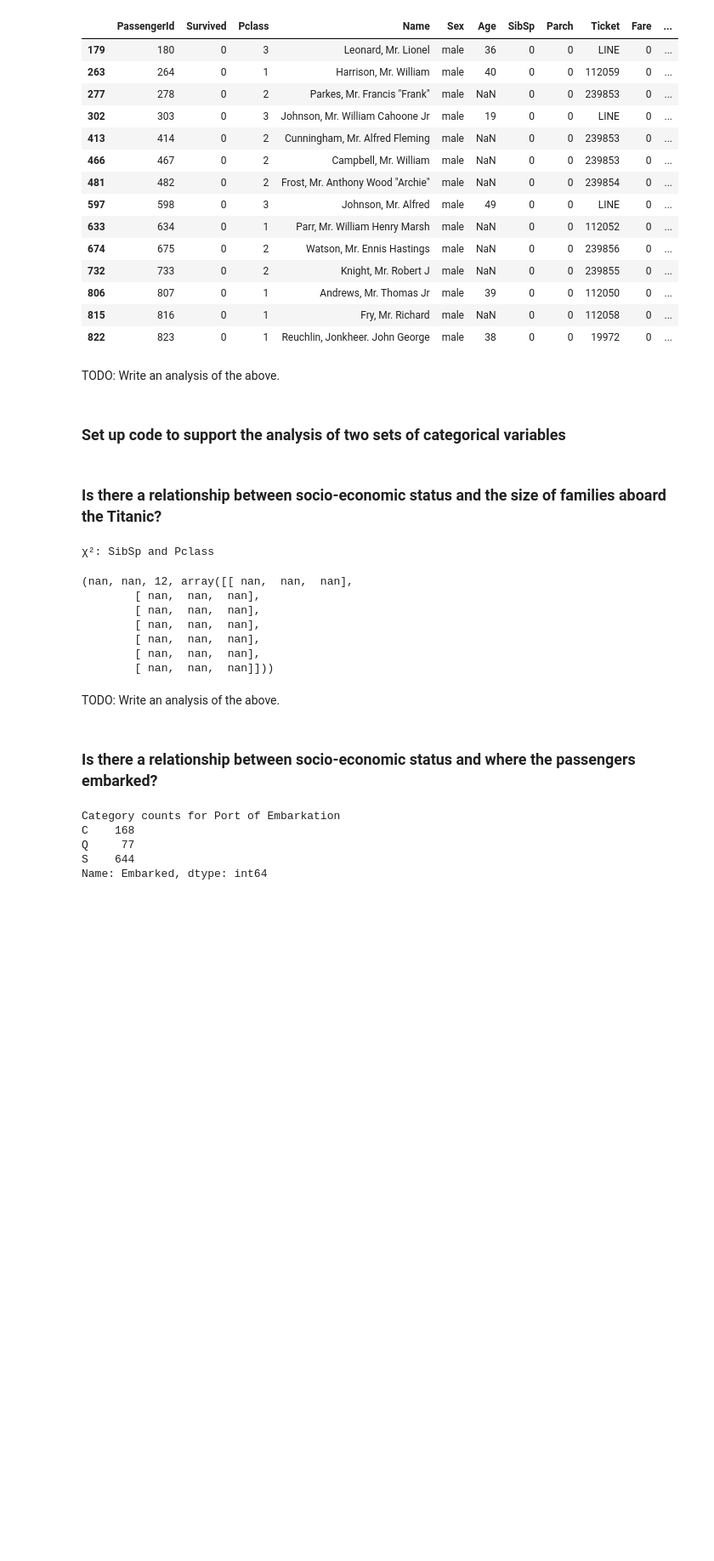
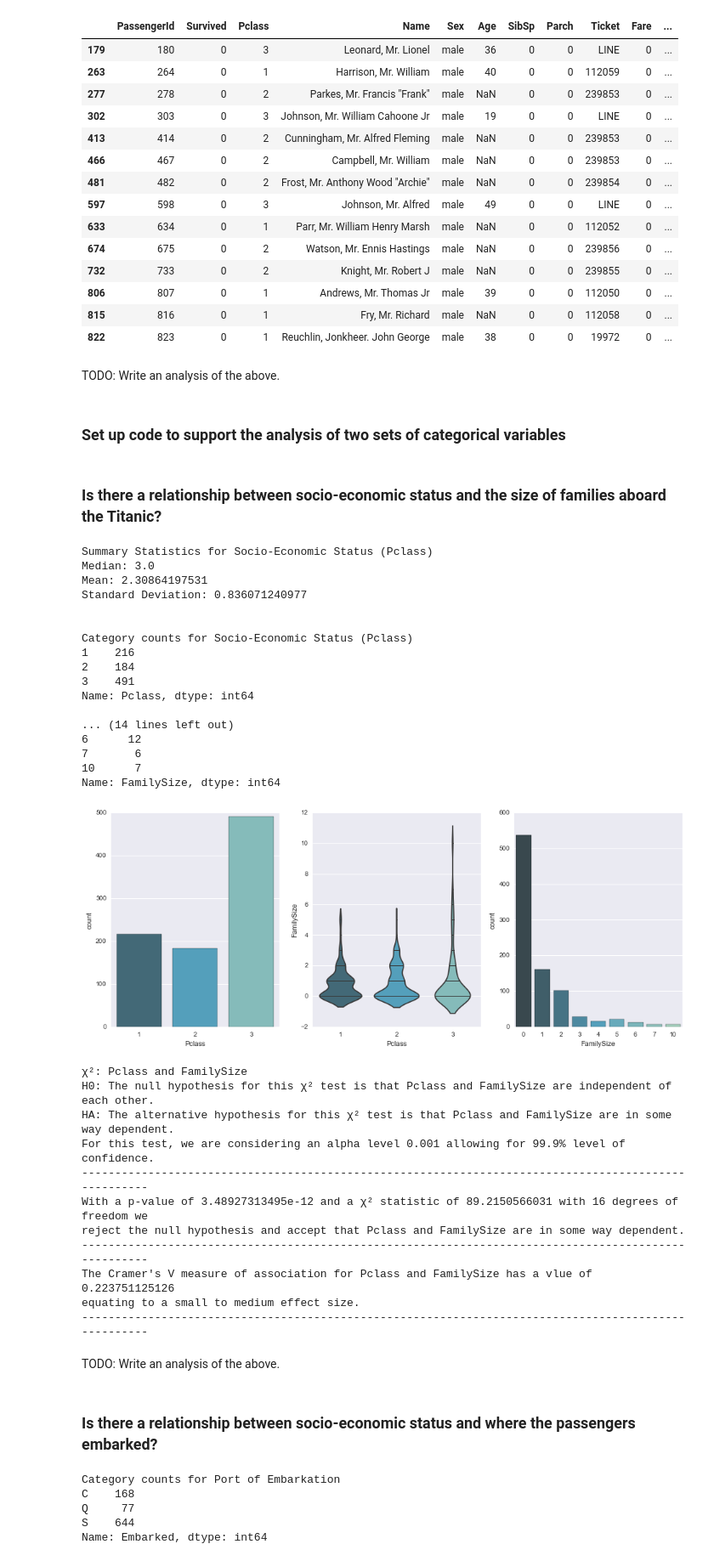
Before and after one commit to eminnett/da-nanodegree-investigate-a-dataset, a Jupyter notebook: investigating_the_titanic_dataset.ipynb, the cells around one changed output. Shown at 85% size. Cells and saved outputs as stored; diff of their text form; code cells hidden in the pictures; blank space fills up the shorter version.

Commit message:
Fixed NaN Chi Squared results. Started tidying the data by adding additional columns that aid the investigation. Added Cramer's V measure of association to accompany the Chi Squared Tests.

```diff
--- a/investigating_the_titanic_dataset.ipynb
+++ b/investigating_the_titanic_dataset.ipynb
@@ -149,12 +172,13 @@ TODO: Write an analysis of the above.
 # %% [markdown]
 ### Set up code to support the analysis of two sets of categorical variables
 # %%
+import math
 import seaborn as sns
 from scipy.stats import chisquare, chi2_contingency, norm
 %matplotlib inline
 
 def descriptive_statistics_of_numeric_series(var, label):
-    series = titanic_df[var]
+    series = tidy_titanic_df[var]
     print "Summary Statistics for " + label
     print "Median: " + str(series.median())
     print "Mean: " + str(series.mean())
@@ -162,14 +186,14 @@ def descriptive_statistics_of_numeric_series(var, label):
     print "\n"
 
 def distinct_counts_of_categorical_series(var, label):
-    series = titanic_df[var].sort_values()
+    series = tidy_titanic_df[var].sort_values()
     print "Category counts for " + label
     print series.value_counts().sort_index()
     print "\n"
 
 def visual_analysis_of_two_categorical_variables(var_a, var_b):
-    series_a = titanic_df[var_a].sort_values()
-    series_b = titanic_df[var_b].sort_values()
+    series_a = tidy_titanic_df[var_a].sort_values()
+    series_b = tidy_titanic_df[var_b].sort_values()
     colour_palette = "GnBu_d"
     sns.plt.figure(figsize=(16, 6))
     sns.plt.subplot(1,3,1)
@@ -180,8 +204,9 @@ def visual_analysis_of_two_categorical_variables(var_a, var_b):
     sns.countplot(series_b, palette=colour_palette)
     sns.plt.show()
 
-def chi_squared_anlysis(var_a, var_b):
-    table_of_frequencies = titanic_df.pivot_table(index=var_a, columns=var_b, values='PassengerId', aggfunc=lambda x: len(x.unique()))
+def chi_squared_and_carmers_v_anlysis(var_a, var_b):
+    table_of_frequencies = tidy_titanic_df.pivot_table(index=var_a, columns=var_b, values='PassengerId',
+                                                       fill_value=0, aggfunc=lambda x: len(x.unique()))
     alpha = 0.001
     conf = (1 - alpha)*100
     print "χ²: " + var_a + " and " + var_b
@@ -201,28 +226,63 @@ def chi_squared_anlysis(var_a, var_b):
     print outcome
     print hr
 
-    return reject_null
+    V = math.sqrt(chi2 / len(tidy_titanic_df) / (min(table_of_frequencies.shape) - 1))
+    cramers_v_output = ("The Cramer's V measure of association for " + var_a + " and " + var_b + " has a vlue of " + str(V) + "\n" +
+        "equating to a ")
+    if V < 0.1:
+        cramers_v_output += "ineffectual effect size."
+    elif V < 0.2:
+        cramers_v_output += "small effect size."
+    elif V < 0.3:
+        cramers_v_output += "small to medium effect size."
+    elif V < 0.4:
+        cramers_v_output += "medium effect size."
+    elif V < 0.5:
+        cramers_v_output += "medium to large effect size."
+    else:
+        cramers_v_output += "large effect size."
+
+    print cramers_v_output
+    print hr
 # %% [markdown]
 ### Is there a relationship between socio-economic status and the size of families aboard the Titanic?
 # %%
 descriptive_statistics_of_numeric_series('Pclass', "Socio-Economic Status (Pclass)")
 distinct_counts_of_categorical_series('Pclass', "Socio-Economic Status (Pclass)")
-
 descriptive_statistics_of_numeric_series('FamilySize', "Family Onboard (FamilySize)")
 distinct_counts_of_categorical_series('FamilySize', "Family Onboard (FamilySize)")
-
 visual_analysis_of_two_categorical_variables('Pclass', 'FamilySize')
-
-chi_squared_anlysis('Pclass', 'FamilySize')
+chi_squared_and_carmers_v_anlysis('Pclass', 'FamilySize')
 # %% [output]
-χ²: SibSp and Pclass
+Summary Statistics for Socio-Economic Status (Pclass)
+Median: 3.0
+Mean: 2.30864197531
+Standard Deviation: 0.836071240977
+
+
+Category counts for Socio-Economic Status (Pclass)
+1    216
+2    184
+3    491
+Name: Pclass, dtype: int64
+
+... (14 lines left out)
+6      12
+7       6
+10      7
+Name: FamilySize, dtype: int64
+[figure, added]
-(nan, nan, 12, array([[ nan,  nan,  nan],
-        [ nan,  nan,  nan],
-        [ nan,  nan,  nan],
-        [ nan,  nan,  nan],
-        [ nan,  nan,  nan],
-        [ nan,  nan,  nan],
-        [ nan,  nan,  nan]]))
+χ²: Pclass and FamilySize
+H0: The null hypothesis for this χ² test is that Pclass and FamilySize are independent of each other.
+HA: The alternative hypothesis for this χ² test is that Pclass and FamilySize are in some way dependent.
+For this test, we are considering an alpha level 0.001 allowing for 99.9% level of confidence.
+-----------------------------------------------------------------------------------------------------
+With a p-value of 3.48927313495e-12 and a χ² statistic of 89.2150566031 with 16 degrees of freedom we
+reject the null hypothesis and accept that Pclass and FamilySize are in some way dependent.
+-----------------------------------------------------------------------------------------------------
+The Cramer's V measure of association for Pclass and FamilySize has a vlue of 0.223751125126
+equating to a small to medium effect size.
+-----------------------------------------------------------------------------------------------------
 # %% [markdown]
 TODO: Write an analysis of the above.
 # %% [markdown]
```
Also changed, not shown: parts of 8 cells of this notebook.
